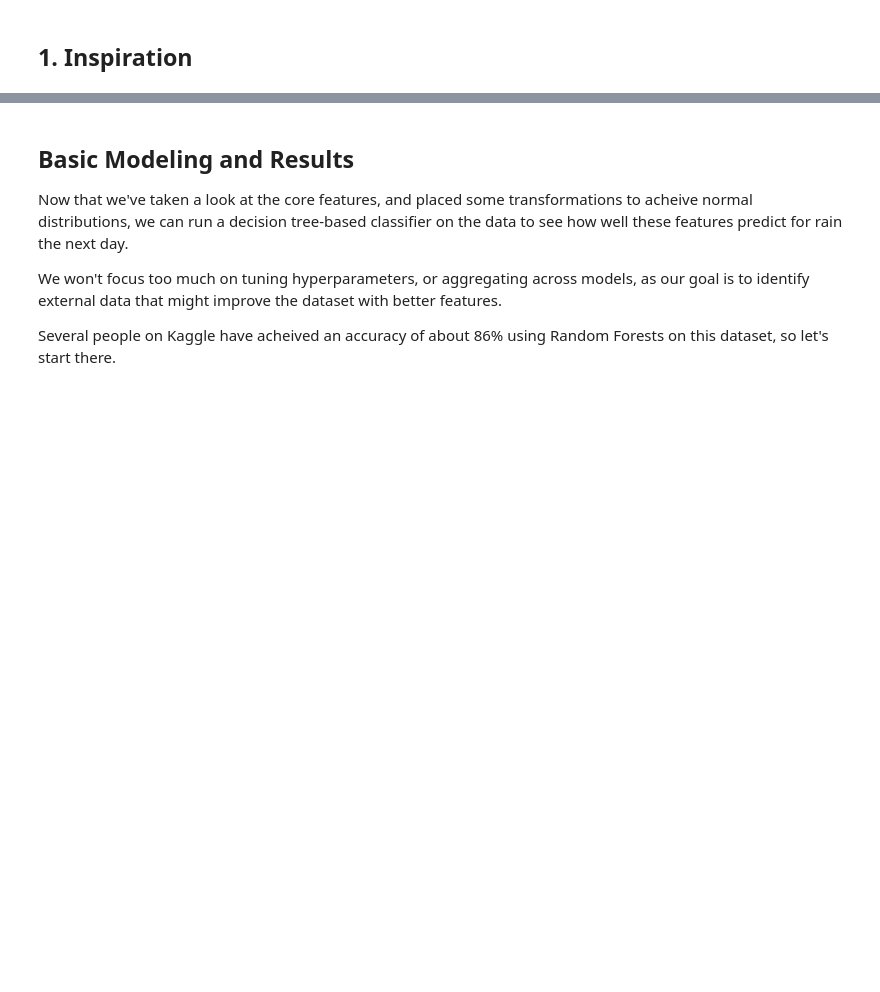
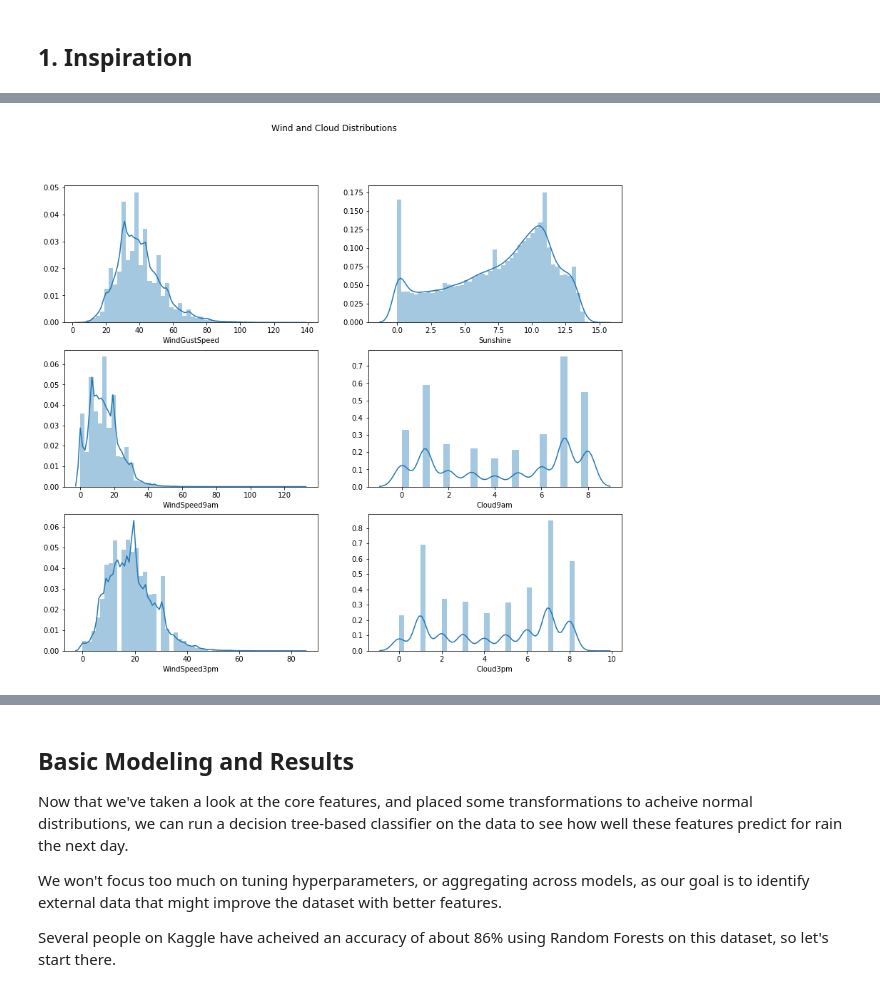
Before and after one commit to dmorrowjones/public_notebooks, a Jupyter notebook: RainStudy/RainStudyEDA.ipynb, the cells around one changed output, grey strips where cells are left out. Drawn from its saved outputs; the diff is of its cells as text; code cells hidden in the pictures; blank space fills up the shorter version.

```diff
--- a/RainStudy/RainStudyEDA.ipynb
+++ b/RainStudy/RainStudyEDA.ipynb
@@ -99,0 +175,19 @@ Let's run a pairplot on this sparse dataset to see what fields interact with eac
+# %%
+fig, axes = plt.subplots(3, 2, sharex = False, figsize = (14,12))
+fig.suptitle("Wind and Cloud Distributions")
+
+fig = sns.distplot(df_train['WindGustSpeed'], ax = axes[0,0])
+
+fig = sns.distplot(df_train['WindSpeed9am'], ax = axes[1,0])
+
+fig = sns.distplot(df_train['WindSpeed3pm'], ax = axes[2,0])
+
+fig = sns.distplot(df_train['Sunshine'], ax = axes[0,1])
+
+fig = sns.distplot(df_train['Cloud9am'], ax = axes[1,1])
+
+fig = sns.distplot(df_train['Cloud3pm'], ax = axes[2,1])
+
+plt.show()
+# %% [output]
+[figure, added]
```
Also changed, not shown: parts of 61 cells of this notebook.
